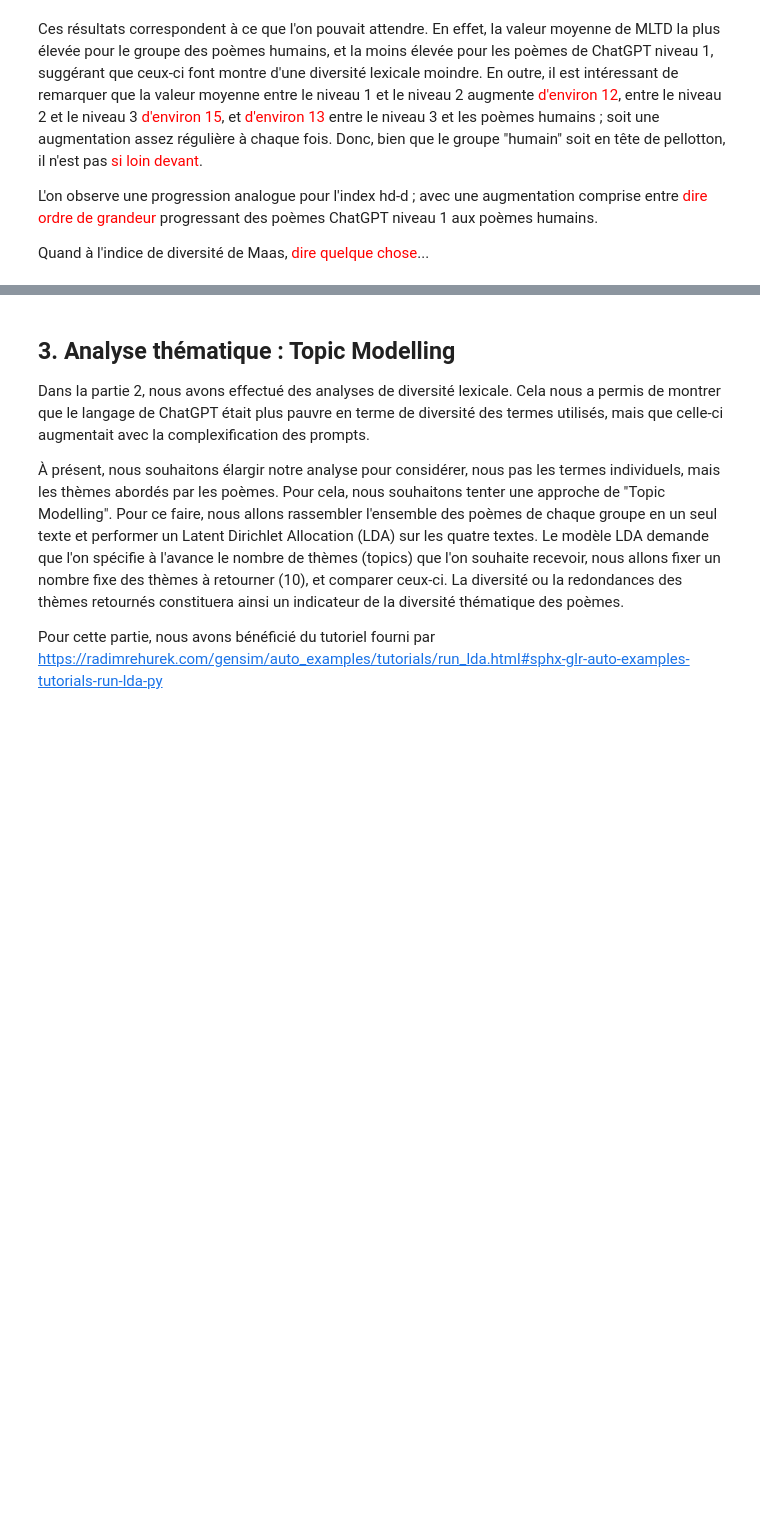
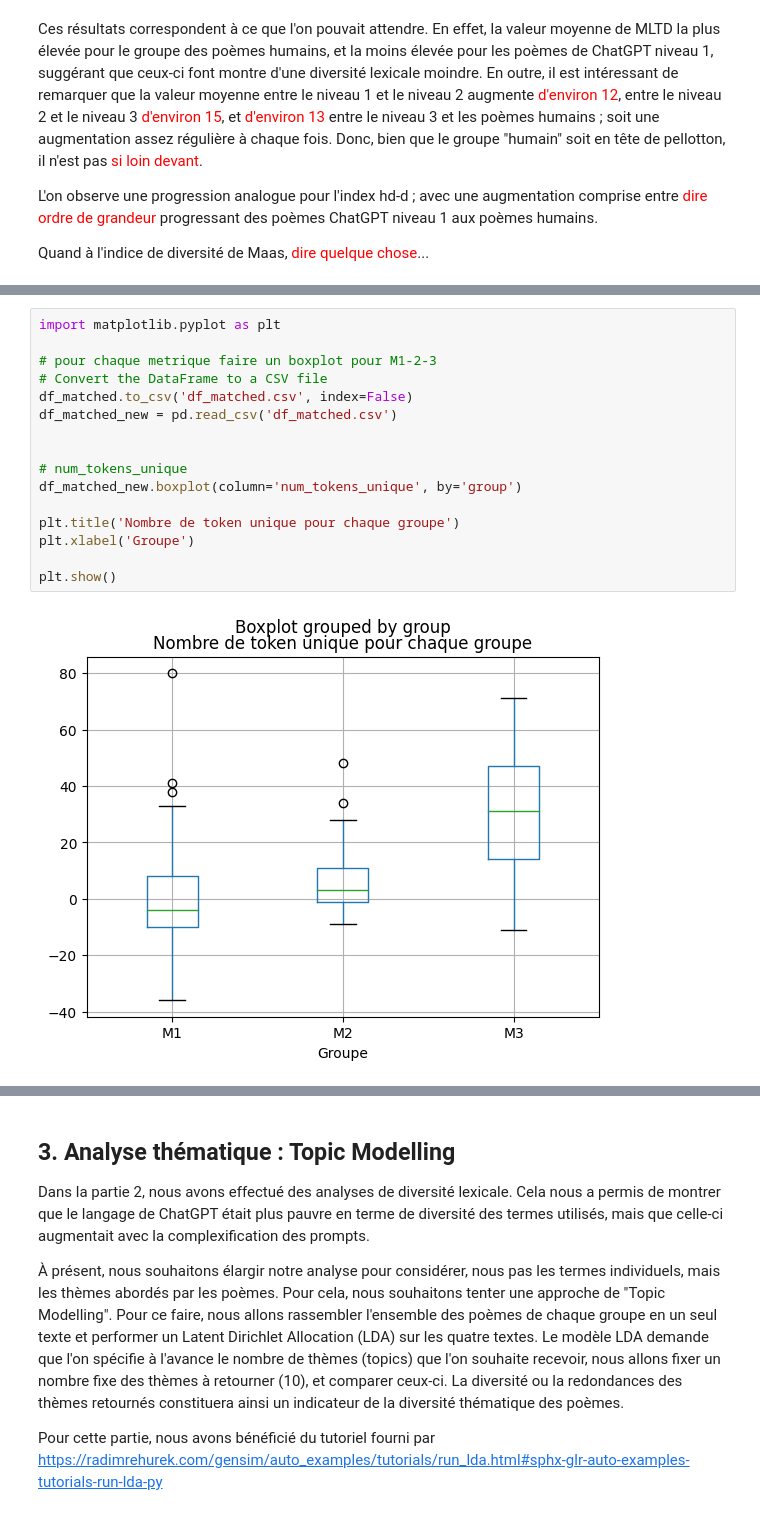
Before and after one commit to margauxlep/tm-nlp-poems, a Jupyter notebook: voc_lex_analysis.ipynb, the cells around one changed output, grey strips where cells are left out. Saved outputs shown, nothing was run; the diff lists cells and outputs as text; blank space fills up the shorter version.

```diff
--- a/voc_lex_analysis.ipynb
+++ b/voc_lex_analysis.ipynb
@@ -512,0 +589,18 @@ Quand à l'indice de diversité de Maas, <span style="color:red"> dire quelque c
+# %%
+import matplotlib.pyplot as plt
+
+# pour chaque metrique faire un boxplot pour M1-2-3
+# Convert the DataFrame to a CSV file
+df_matched.to_csv('df_matched.csv', index=False)
+df_matched_new = pd.read_csv('df_matched.csv')
+
+
+# num_tokens_unique
+df_matched_new.boxplot(column='num_tokens_unique', by='group')
+
+plt.title('Nombre de token unique pour chaque groupe')
+plt.xlabel('Groupe')
+
+plt.show()
+# %% [output]
+[figure, added]
```
Also changed, not shown: parts of 33 cells of this notebook.
